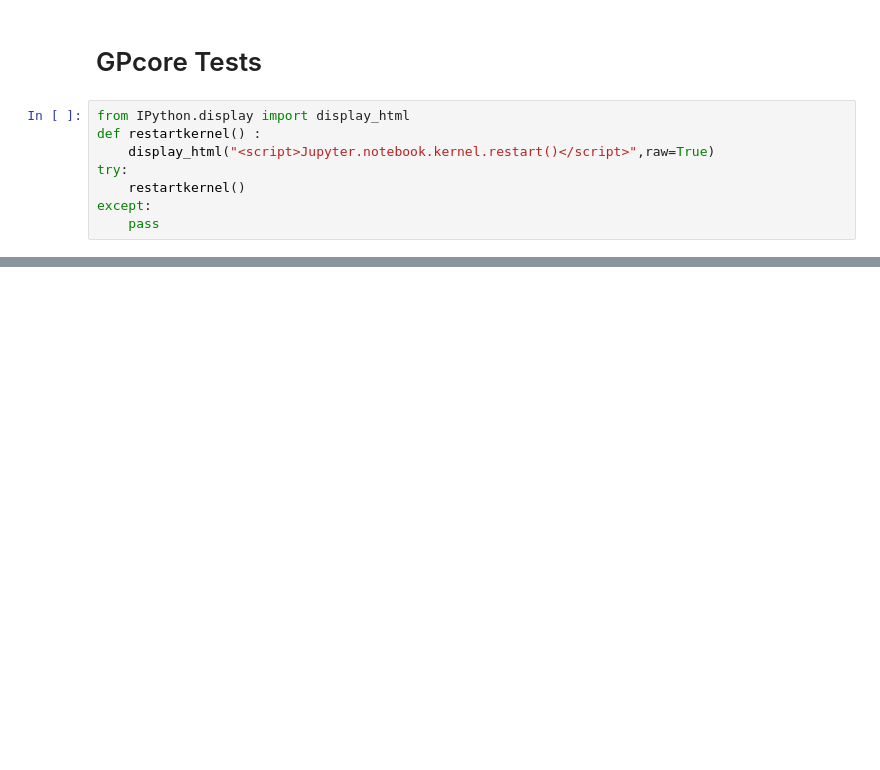
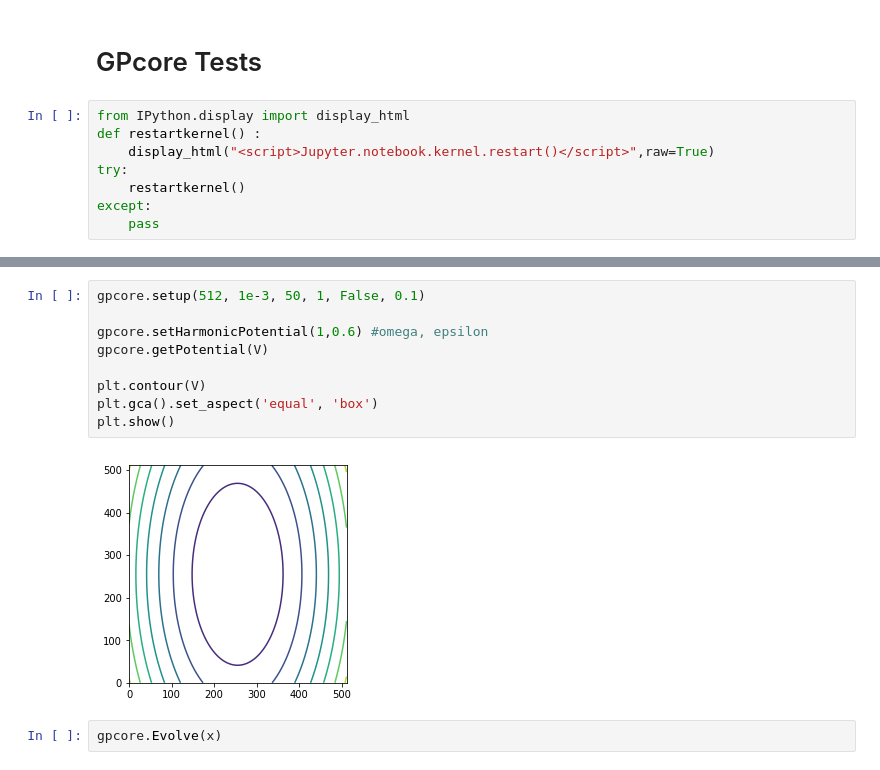
Before and after one commit to biswaroopmukherjee/condensate, a Jupyter notebook: examples/random.ipynb, the cells around one changed output, grey strips where cells are left out. Cells and saved outputs as stored; diff of their text form; blank space fills up the shorter version.

Commit message:
added chamber and potential init

```diff
--- a/examples/random.ipynb
+++ b/examples/random.ipynb
@@ -48,2 +53,15 @@ for i in range(512):
+# %%
+gpcore.setup(512, 1e-3, 50, 1, False, 0.1)
+
+gpcore.setHarmonicPotential(1,0.6) #omega, epsilon
+gpcore.getPotential(V)
+
+plt.contour(V)
+plt.gca().set_aspect('equal', 'box')
+plt.show()
+# %% [output]
+[figure, added]
+# %%
+gpcore.Evolve(x)
 # %%
 plt.imshow(np.real(x), vmax = 1)
```
Also changed, not shown: parts of 13 cells of this notebook, 11 other files.
